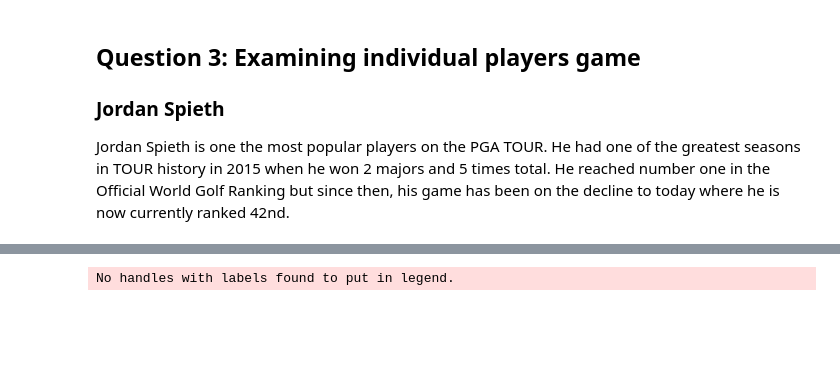
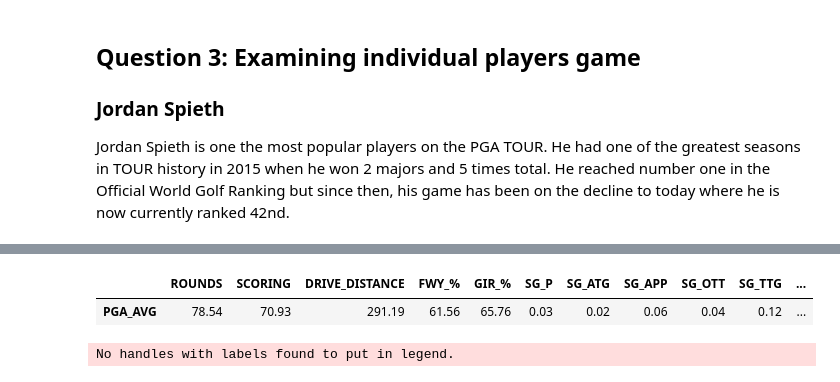
Before and after one commit to jonathannocek/pga-data-analysis, a Jupyter notebook: pga_data_analysis.ipynb, the cells around one changed output, grey strips where cells are left out. Cells and saved outputs as stored; diff of their text form; code cells hidden in the pictures; blank space fills up the shorter version.

```diff
--- a/pga_data_analysis.ipynb
+++ b/pga_data_analysis.ipynb
@@ -484,6 +477,11 @@ df_jordanspieth
 | 1295 | Jordan Spieth | 85 | 68.846 | 295.0 | 59.48 | 69.97 | 0.278 | 0.393 | 0.963 | 0.321 | ... |
 | 1502 | Jordan Spieth | 81 | 69.904 | 299.8 | 61.55 | 70.47 | -0.034 | 0.184 | 0.409 | 0.271 | ... |
 | 1712 | Jordan Spieth | 82 | 70.453 | 295.2 | 53.12 | 62.80 | 0.862 | 0.246 | -0.198 | -0.452 | ... |
+# %%
+df_mean.transpose().round(2)
+# %% [output]
+|  | ROUNDS | SCORING | DRIVE_DISTANCE | FWY_% | GIR_% | SG_P | SG_ATG | SG_APP | SG_OTT | SG_TTG | ... |
+| PGA_AVG | 78.54 | 70.93 | 291.19 | 61.56 | 65.76 | 0.03 | 0.02 | 0.06 | 0.04 | 0.12 | ... |
 # %%
 plt.figure(figsize=(12, 6))
 plt.plot(df_jordanspieth.groupby('Year').mean()['SCORING'], marker='o', markerfacecolor='red', markersize = 12)
```
Also changed, not shown: parts of 3 cells of this notebook.
